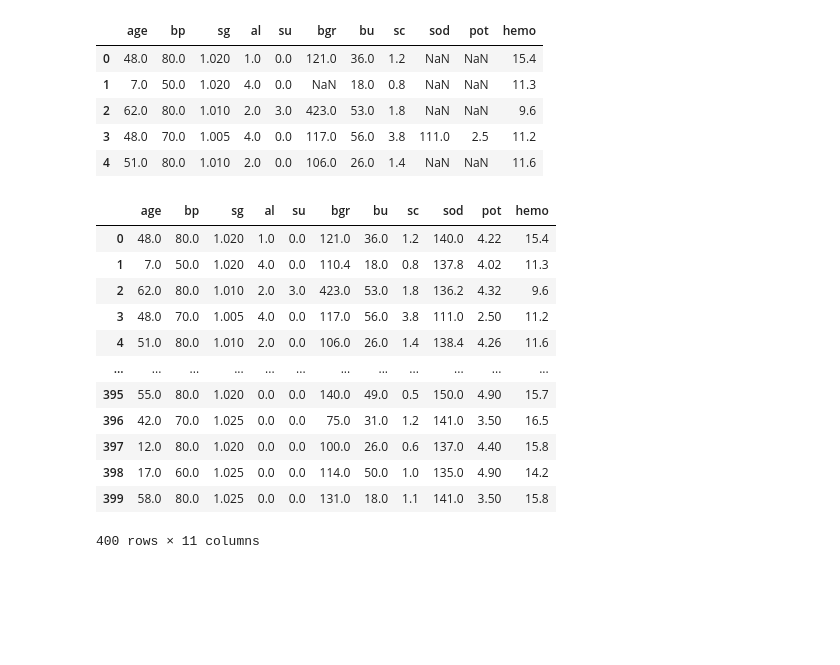
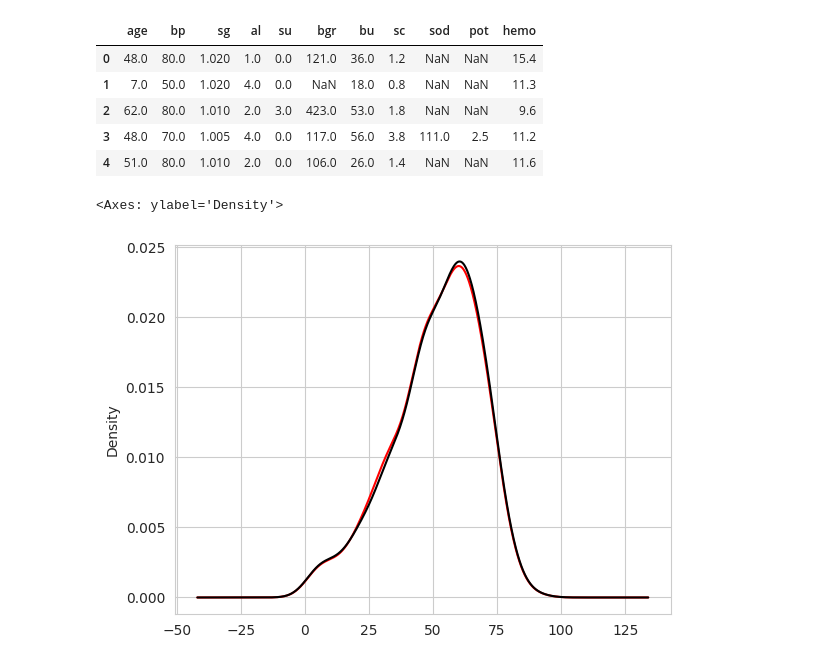
Before and after one commit to junaidulhassan/My-All-Kaggle-Jupyter-Notebooks, a Jupyter notebook: Chronic-Kidney-Disease-Detection/notebook.ipynb, the cells around one changed output. Saved outputs shown, nothing was run; the diff lists cells and outputs as text; code cells hidden in the pictures; blank space fills up the shorter version.

```diff
--- a/Chronic-Kidney-Disease-Detection/notebook.ipynb
+++ b/Chronic-Kidney-Disease-Detection/notebook.ipynb
@@ -140,21 +140,19 @@ imputer = KNNImputer(
     n_neighbors=5,
 )
 data = imputer.fit_transform(df[num_col])
-pd.DataFrame(
+filled_data_num = pd.DataFrame(
     data=data,
     columns=num_col
 )
-# %% [output]
-|  | age | bp | sg | al | su | bgr | bu | sc | sod | pot | hemo |
-| 0 | 48.0 | 80.0 | 1.020 | 1.0 | 0.0 | 121.0 | 36.0 | 1.2 | 140.0 | 4.22 | 15.4 |
-| 1 | 7.0 | 50.0 | 1.020 | 4.0 | 0.0 | 110.4 | 18.0 | 0.8 | 137.8 | 4.02 | 11.3 |
-| 2 | 62.0 | 80.0 | 1.010 | 2.0 | 3.0 | 423.0 | 53.0 | 1.8 | 136.2 | 4.32 | 9.6 |
-| 3 | 48.0 | 70.0 | 1.005 | 4.0 | 0.0 | 117.0 | 56.0 | 3.8 | 111.0 | 2.50 | 11.2 |
-| 4 | 51.0 | 80.0 | 1.010 | 2.0 | 0.0 | 106.0 | 26.0 | 1.4 | 138.4 | 4.26 | 11.6 |
-| ... | ... | ... | ... | ... | ... | ... | ... | ... | ... | ... | ... |
-| 395 | 55.0 | 80.0 | 1.020 | 0.0 | 0.0 | 140.0 | 49.0 | 0.5 | 150.0 | 4.90 | 15.7 |
-| 396 | 42.0 | 70.0 | 1.025 | 0.0 | 0.0 | 75.0 | 31.0 | 1.2 | 141.0 | 3.50 | 16.5 |
-| 397 | 12.0 | 80.0 | 1.020 | 0.0 | 0.0 | 100.0 | 26.0 | 0.6 | 137.0 | 4.40 | 15.8 |
-| 398 | 17.0 | 60.0 | 1.025 | 0.0 | 0.0 | 114.0 | 50.0 | 1.0 | 135.0 | 4.90 | 14.2 |
-| 399 | 58.0 | 80.0 | 1.025 | 0.0 | 0.0 | 131.0 | 18.0 | 1.1 | 141.0 | 3.50 | 15.8 |
-400 rows × 11 columns
+# %%
+filled_data_num['age'].plot(
+    kind='kde',
+    color='red'
+)
+df['age'].plot(
+    kind='kde',
+    color='black'
+)
+# %% [output]
+<Axes: ylabel='Density'>
+[figure, added]
```
